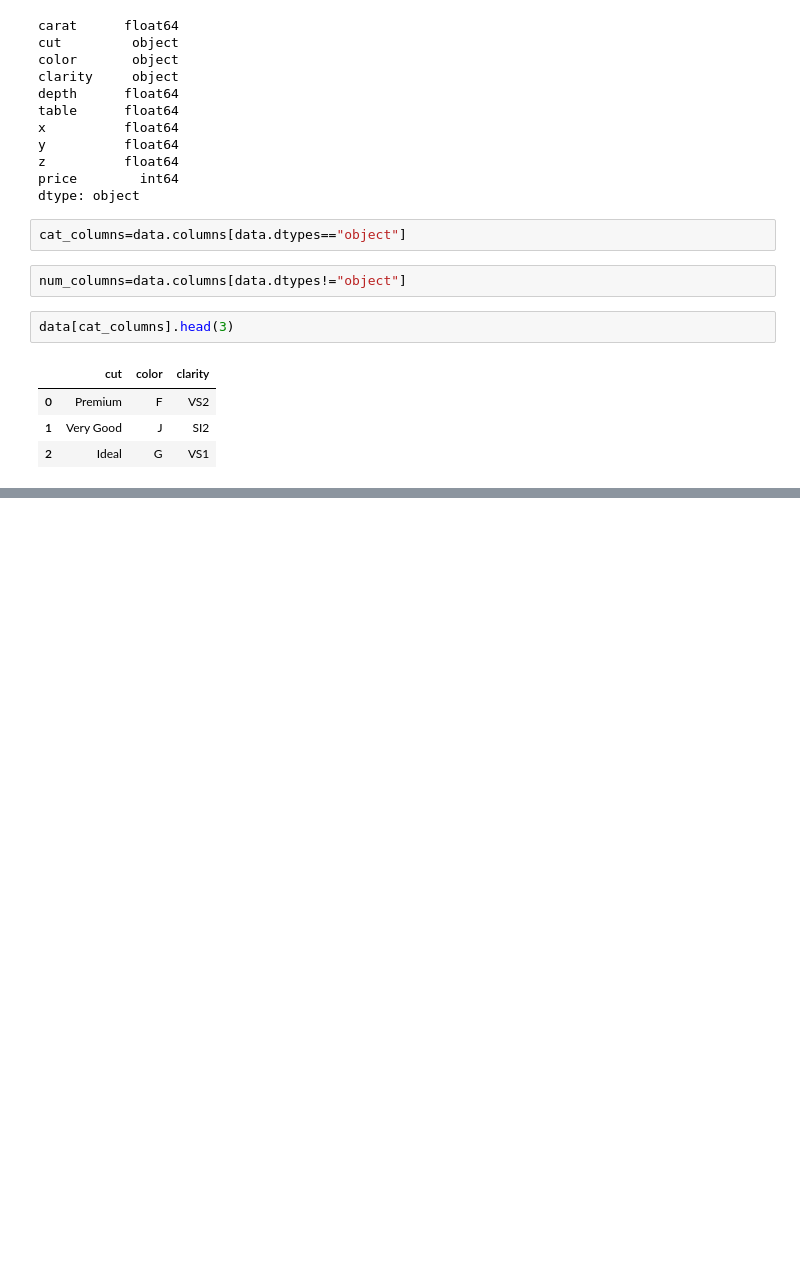
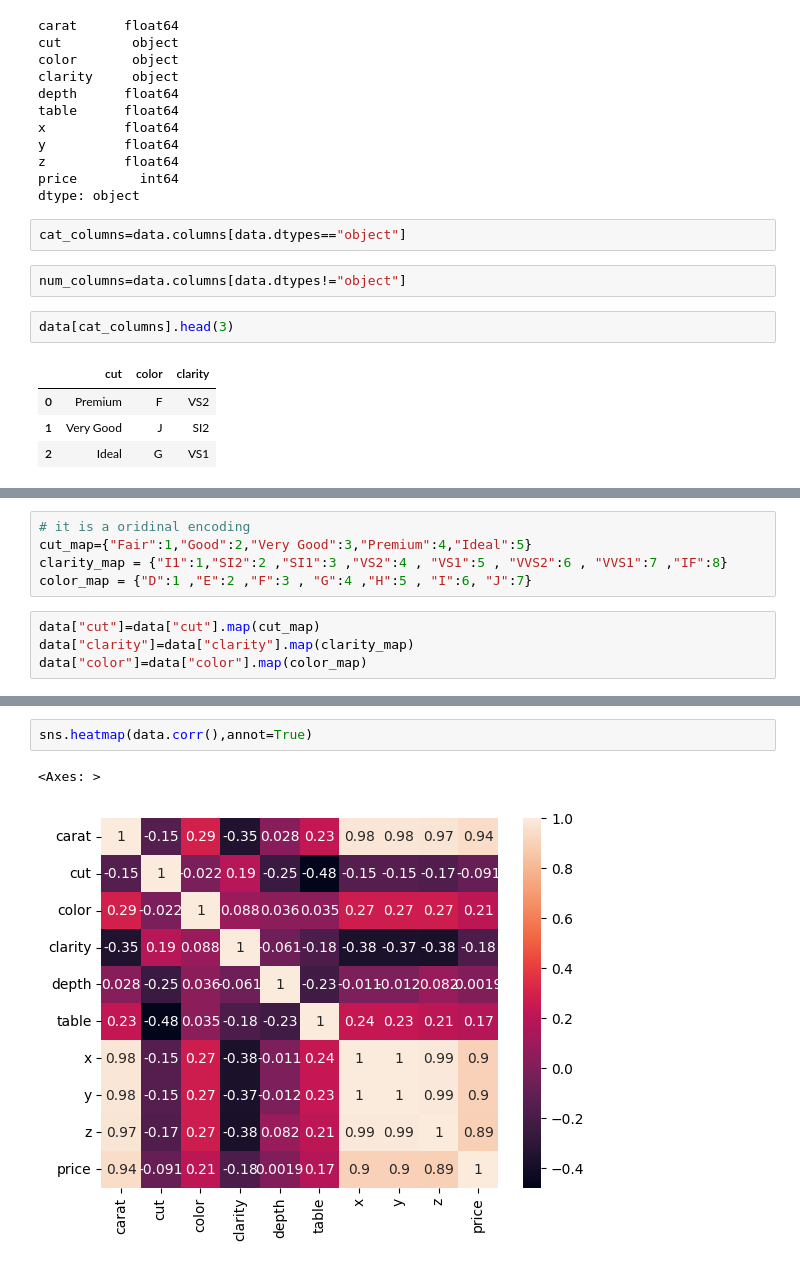
Before and after one commit to MOBHID24/mlops_project, a Jupyter notebook: experiment/experiments.ipynb, the cells around one changed output, grey strips where cells are left out. Saved outputs shown, nothing was run; the diff lists cells and outputs as text; blank space fills up the shorter version.

```diff
--- a/experiment/experiments.ipynb
+++ b/experiment/experiments.ipynb
@@ -94,0 +151,9 @@ data[cat_columns].head(3)
+# %%
+# it is a oridinal encoding
+cut_map={"Fair":1,"Good":2,"Very Good":3,"Premium":4,"Ideal":5}
+clarity_map = {"I1":1,"SI2":2 ,"SI1":3 ,"VS2":4 , "VS1":5 , "VVS2":6 , "VVS1":7 ,"IF":8}
+color_map = {"D":1 ,"E":2 ,"F":3 , "G":4 ,"H":5 , "I":6, "J":7}
+# %%
+data["cut"]=data["cut"].map(cut_map)
+data["clarity"]=data["clarity"].map(clarity_map)
+data["color"]=data["color"].map(color_map)
@@ -94,0 +180,5 @@ data[cat_columns].head(3)
+# %%
+sns.heatmap(data.corr(),annot=True)
+# %% [output]
+<Axes: >
+[figure, added]
```
Also changed, not shown: parts of 5 cells of this notebook.
